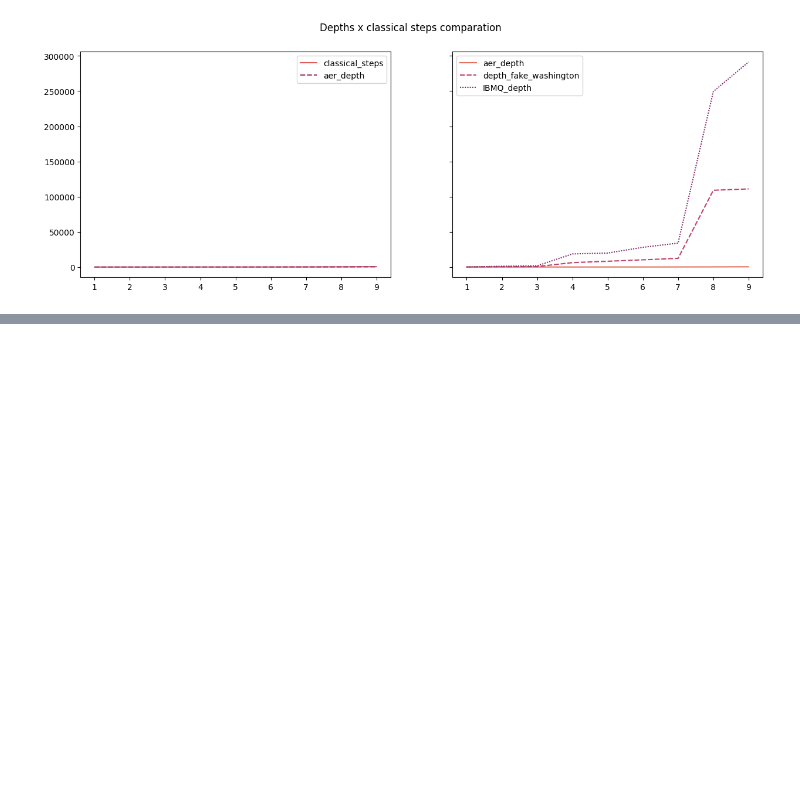
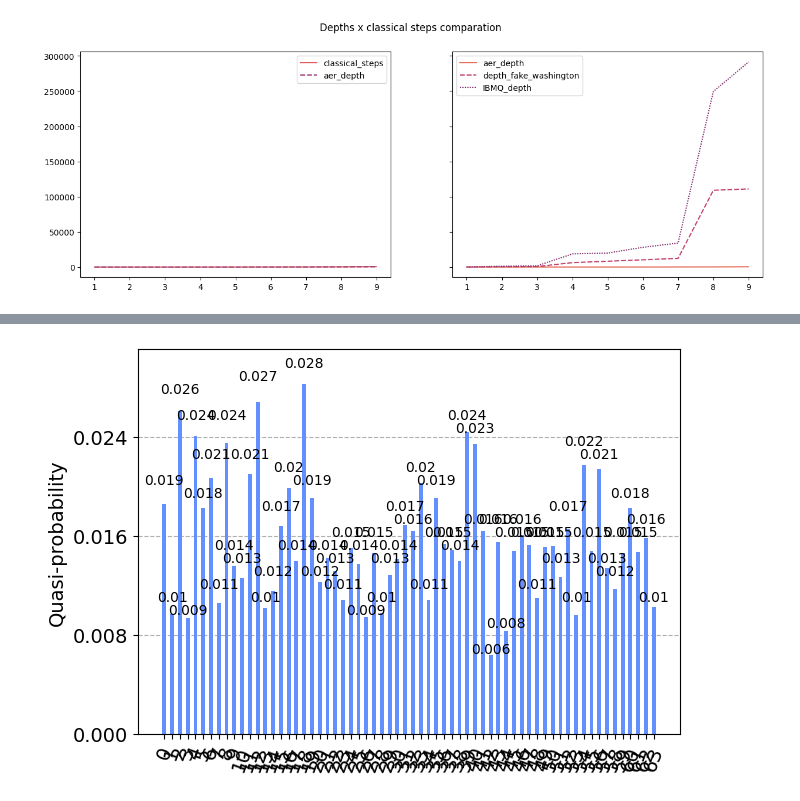
Before and after one commit to Dpbm/scientific-research-1-quantum-oracles, a Jupyter notebook: code/hanoi-tower.ipynb, the cells around one changed output, grey strips where cells are left out. Saved outputs shown, nothing was run; the diff lists cells and outputs as text; code cells hidden in the pictures; blank space fills up the shorter version.

```diff
--- a/code/hanoi-tower.ipynb
+++ b/code/hanoi-tower.ipynb
@@ -353,0 +369,6 @@ job = sampler.run(qc)
+# %%
+job_id = ''
+job = service.job(job_id)
+plot_distribution(job.result().quasi_dists)
+# %% [output]
+[figure, added]
```
Also changed, not shown: parts of 6 cells of this notebook, 2 other files.
